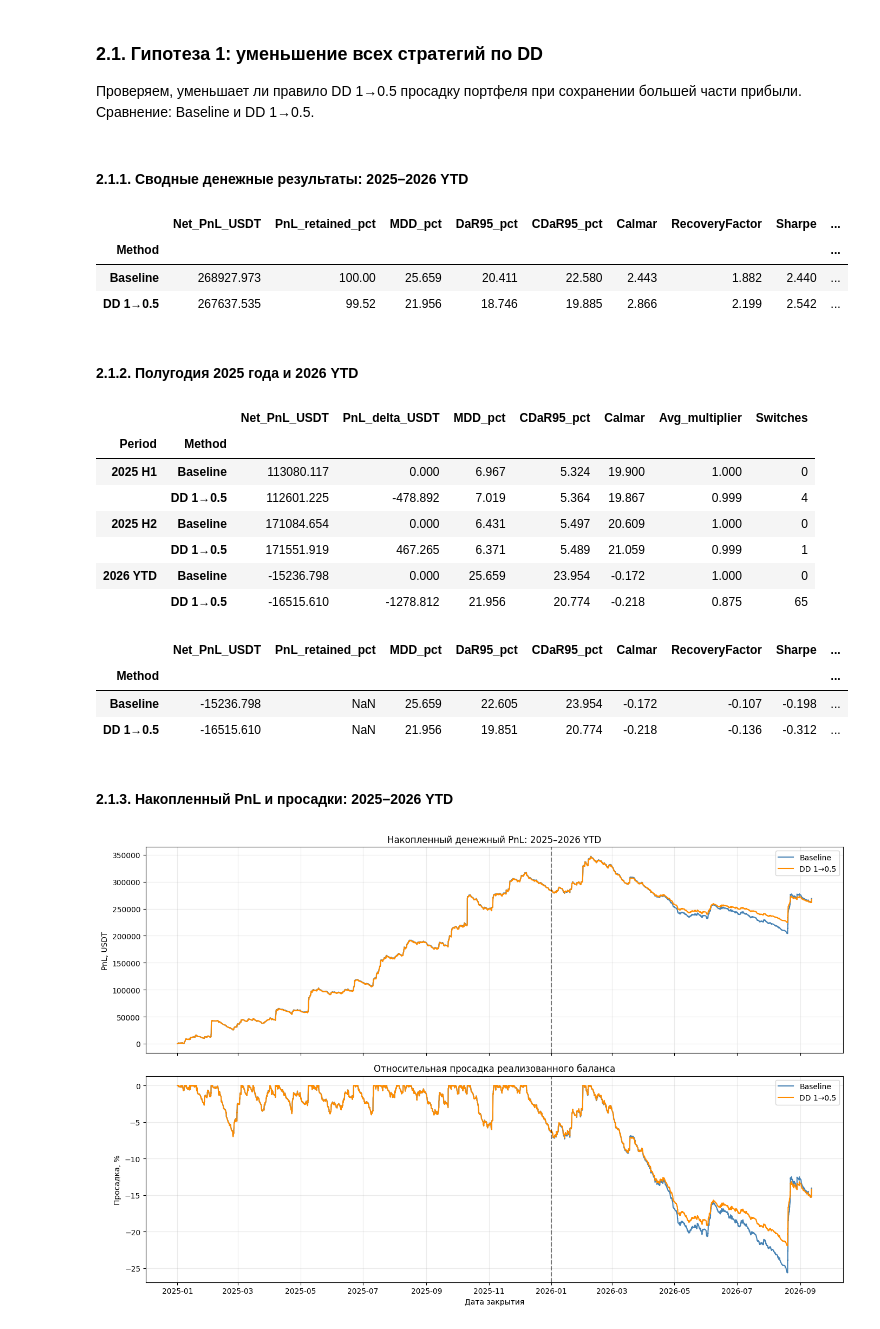
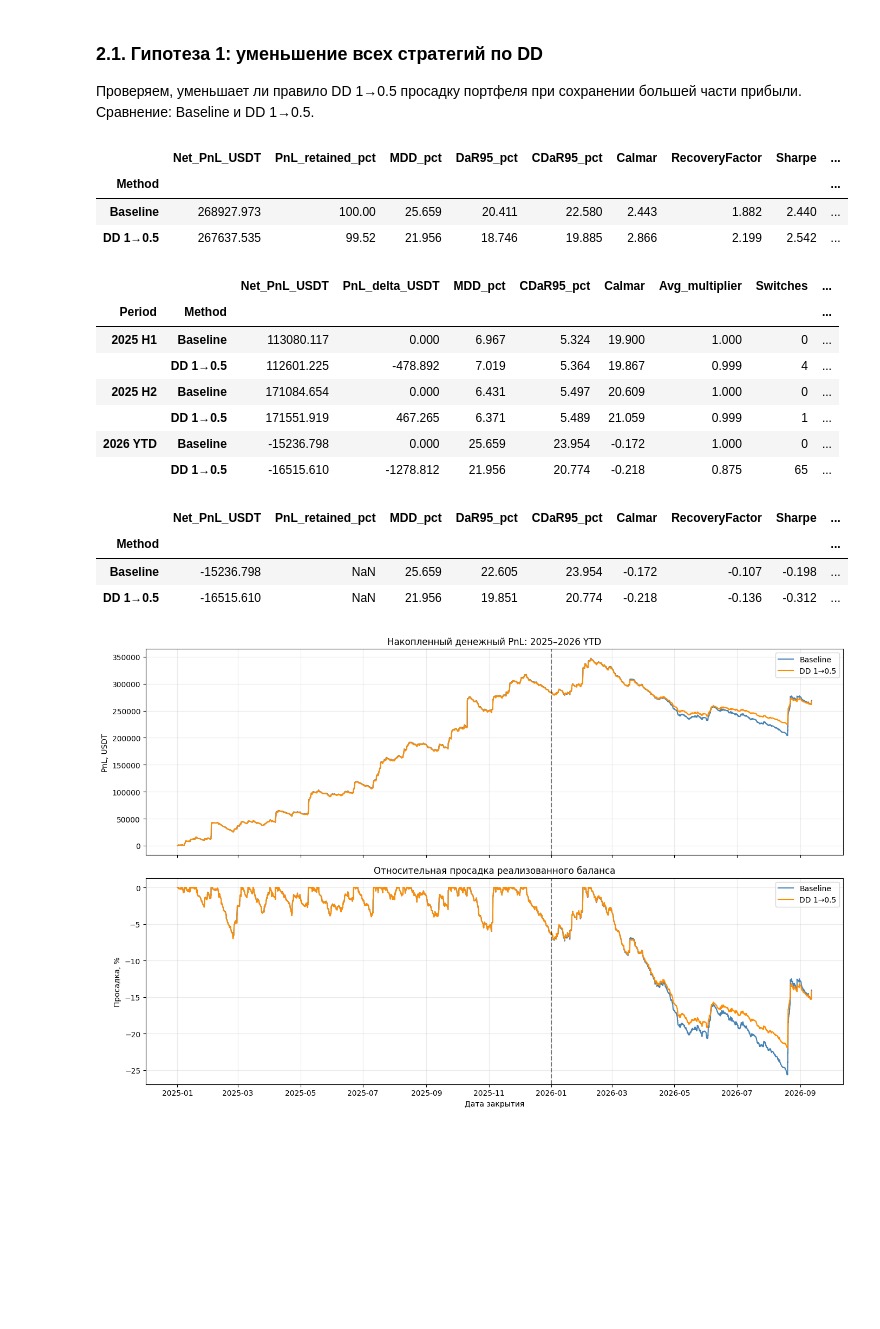
Before and after one commit to NikitaDzigurda/trading-strategy-risk-analysis, a Jupyter notebook: notebooks/03_drawdown_risk_management.ipynb, the cells around one changed output. Saved outputs shown, nothing was run; the diff lists cells and outputs as text; code cells hidden in the pictures; blank space fills up the shorter version.

Commit message:
update drawdown risk management analysis

```diff
--- a/notebooks/03_drawdown_risk_management.ipynb
+++ b/notebooks/03_drawdown_risk_management.ipynb
@@ -247,9 +289,14 @@ def cash_metrics(start, end, portfolio=None):
 ### 1.6. Общие расчёты для отчётов
 Результаты рассчитываются один раз и используются ниже. Предшествующая история — 2021–2024; основная оценка — с 1 января 2025 года до конца данных, 2026 YTD отдельно. На границах периодов режимы не сбрасываются.
 # %%
+new_risk_columns = [
+    'Serious_DD_count', 'Serious_DD_days',
+    'DaR95_pct_CI_low', 'DaR95_pct_CI_high',
+    'CDaR95_pct_CI_low', 'CDaR95_pct_CI_high'
+]
 cash_evaluation_summary = cash_metrics(evaluation_start, evaluation_end)
 summary = cash_evaluation_summary.loc[methods]
-main_columns = ['Net_PnL_USDT', 'PnL_retained_pct', 'MDD_pct', 'DaR95_pct', 'CDaR95_pct', 'Calmar', 'RecoveryFactor', 'Sharpe', 'Sortino', 'Max_DD_duration_days', 'Time_underwater_pct', 'Avg_multiplier', 'Switches']
+main_columns = ['Net_PnL_USDT', 'PnL_retained_pct', 'MDD_pct', 'DaR95_pct', 'CDaR95_pct', 'Calmar', 'RecoveryFactor', 'Sharpe', 'Sortino', 'Max_DD_duration_days', 'Time_underwater_pct', 'Avg_multiplier', 'Switches'] + new_risk_columns
 # %%
 period_rows = []
 for year in [2025]:
@@ -286,8 +333,6 @@ cash_annual_pnl.index = [f'{year} YTD' if year == evaluation_end.year else str(y
 # %% [markdown]
 ### 2.1. Гипотеза 1: уменьшение всех стратегий по DD
 Проверяем, уменьшает ли правило DD 1→0.5 просадку портфеля при сохранении большей части прибыли. Сравнение: Baseline и DD 1→0.5.
-# %% [markdown]
-#### 2.1.1. Сводные денежные результаты: 2025–2026 YTD
 # %%
 display(summary[main_columns].round(3))
 # %% [output]
@@ -295,26 +340,22 @@ display(summary[main_columns].round(3))
 | Method |  |  |  |  |  |  |  |  | ... |
 | Baseline | 268927.973 | 100.00 | 25.659 | 20.411 | 22.580 | 2.443 | 1.882 | 2.440 | ... |
 | DD 1→0.5 | 267637.535 | 99.52 | 21.956 | 18.746 | 19.885 | 2.866 | 2.199 | 2.542 | ... |
-# %% [markdown]
-#### 2.1.2. Полугодия 2025 года и 2026 YTD
 # %%
-display(period_results[['Net_PnL_USDT', 'PnL_delta_USDT', 'MDD_pct', 'CDaR95_pct', 'Calmar', 'Avg_multiplier', 'Switches']].round(3))
+display(period_results[['Net_PnL_USDT', 'PnL_delta_USDT', 'MDD_pct', 'CDaR95_pct', 'Calmar', 'Avg_multiplier', 'Switches'] + new_risk_columns].round(3))
 display(stress_summary[main_columns].round(3))
 # %% [output]
-|  |  | Net_PnL_USDT | PnL_delta_USDT | MDD_pct | CDaR95_pct | Calmar | Avg_multiplier | Switches |
-| Period | Method |  |  |  |  |  |  |  |
-| 2025 H1 | Baseline | 113080.117 | 0.000 | 6.967 | 5.324 | 19.900 | 1.000 | 0 |
-|  | DD 1→0.5 | 112601.225 | -478.892 | 7.019 | 5.364 | 19.867 | 0.999 | 4 |
-| 2025 H2 | Baseline | 171084.654 | 0.000 | 6.431 | 5.497 | 20.609 | 1.000 | 0 |
-|  | DD 1→0.5 | 171551.919 | 467.265 | 6.371 | 5.489 | 21.059 | 0.999 | 1 |
-| 2026 YTD | Baseline | -15236.798 | 0.000 | 25.659 | 23.954 | -0.172 | 1.000 | 0 |
-|  | DD 1→0.5 | -16515.610 | -1278.812 | 21.956 | 20.774 | -0.218 | 0.875 | 65 |
+|  |  | Net_PnL_USDT | PnL_delta_USDT | MDD_pct | CDaR95_pct | Calmar | Avg_multiplier | Switches | ... |
+| Period | Method |  |  |  |  |  |  |  | ... |
+| 2025 H1 | Baseline | 113080.117 | 0.000 | 6.967 | 5.324 | 19.900 | 1.000 | 0 | ... |
+|  | DD 1→0.5 | 112601.225 | -478.892 | 7.019 | 5.364 | 19.867 | 0.999 | 4 | ... |
+| 2025 H2 | Baseline | 171084.654 | 0.000 | 6.431 | 5.497 | 20.609 | 1.000 | 0 | ... |
+|  | DD 1→0.5 | 171551.919 | 467.265 | 6.371 | 5.489 | 21.059 | 0.999 | 1 | ... |
+| 2026 YTD | Baseline | -15236.798 | 0.000 | 25.659 | 23.954 | -0.172 | 1.000 | 0 | ... |
+|  | DD 1→0.5 | -16515.610 | -1278.812 | 21.956 | 20.774 | -0.218 | 0.875 | 65 | ... |
 |  | Net_PnL_USDT | PnL_retained_pct | MDD_pct | DaR95_pct | CDaR95_pct | Calmar | RecoveryFactor | Sharpe | ... |
 | Method |  |  |  |  |  |  |  |  | ... |
 | Baseline | -15236.798 | NaN | 25.659 | 22.605 | 23.954 | -0.172 | -0.107 | -0.198 | ... |
 | DD 1→0.5 | -16515.610 | NaN | 21.956 | 19.851 | 20.774 | -0.218 | -0.136 | -0.312 | ... |
-# %% [markdown]
-#### 2.1.3. Накопленный PnL и просадки: 2025–2026 YTD
 # %%
 fig, axes = plt.subplots(2, 1, figsize=(14, 9), sharex=True)
 for method in methods:
```
Also changed, not shown: parts of 42 cells of this notebook.
